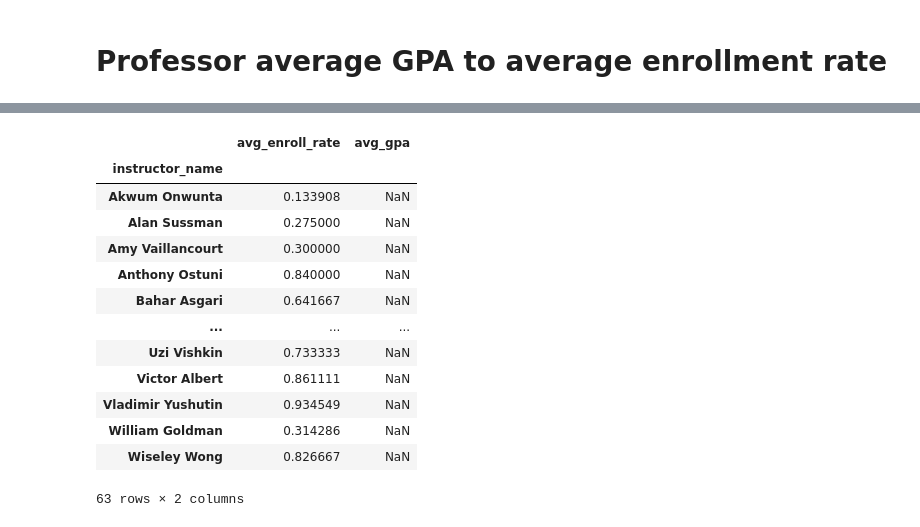
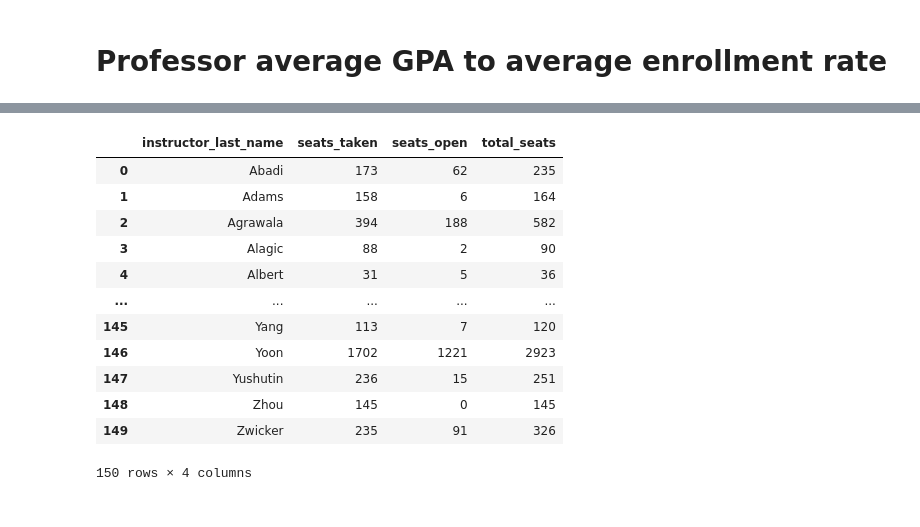
Before and after one commit to WesJD/cmsc320-final, a Jupyter notebook: project.ipynb, the cells around one changed output, grey strips where cells are left out. Drawn from its saved outputs; the diff is of its cells as text; code cells hidden in the pictures.

```diff
--- a/project.ipynb
+++ b/project.ipynb
@@ -493,0 +504,16 @@ with open_conn() as conn:
+# %%
+enroll_rateDf["total_seats"] = enroll_rateDf.seats_open + enroll_rateDf.seats_taken
+enroll_rateDf
+
+temp = {}
+
+for prof in enroll_rateDf['instructor_name']:
+    lastname = prof.split()[-1]
+    if lastname in temp:
+        temp[lastname].append(prof)
+    else:
+        temp[lastname] = [prof]
+
+duplicates = list(filter(lambda x: len(temp[x]) > 1, temp))
+duplicates = list(map(lambda x: temp[x], temp))
+duplicates
@@ -494,17 +538,24 @@ with open_conn() as conn:
+# %%
+enroll_rateDf["instructor_last_name"] = enroll_rateDf.instructor_name.apply(lambda x: x.split()[-1])
+bad_enrollDf = enroll_rateDf.groupby("instructor_last_name").sum()
+bad_enrollDf = bad_enrollDf.reset_index(0)
+bad_enrollDf
+# %% [output]
+|  | instructor_last_name | seats_taken | seats_open | total_seats |
+| 0 | Abadi | 173 | 62 | 235 |
+| 1 | Adams | 158 | 6 | 164 |
+| 2 | Agrawala | 394 | 188 | 582 |
+| 3 | Alagic | 88 | 2 | 90 |
+| 4 | Albert | 31 | 5 | 36 |
+| ... | ... | ... | ... | ... |
+| 145 | Yang | 113 | 7 | 120 |
+| 146 | Yoon | 1702 | 1221 | 2923 |
+| 147 | Yushutin | 236 | 15 | 251 |
+| 148 | Zhou | 145 | 0 | 145 |
+| 149 | Zwicker | 235 | 91 | 326 |
+150 rows × 4 columns
 # %%
-df.loc[df.avg_gpa.isnull()]
+# pd.reset_option()
+tidyDf.merge(enroll_rateDf, left_on="instructor_last_name", right_on="instructor_last_name", how="inner")
+
+# newDf = tidyDf[['course_id', 'instructor_name_x']].copy()
-# %% [output]
-|  | avg_enroll_rate | avg_gpa |
-| instructor_name |  |  |
-| Akwum Onwunta | 0.133908 | NaN |
-| Alan Sussman | 0.275000 | NaN |
-| Amy Vaillancourt | 0.300000 | NaN |
-| Anthony Ostuni | 0.840000 | NaN |
-| Bahar Asgari | 0.641667 | NaN |
-| ... | ... | ... |
-| Uzi Vishkin | 0.733333 | NaN |
-| Victor Albert | 0.861111 | NaN |
-| Vladimir Yushutin | 0.934549 | NaN |
-| William Goldman | 0.314286 | NaN |
-| Wiseley Wong | 0.826667 | NaN |
-63 rows × 2 columns
```
Also changed, not shown: parts of 10 cells of this notebook.
